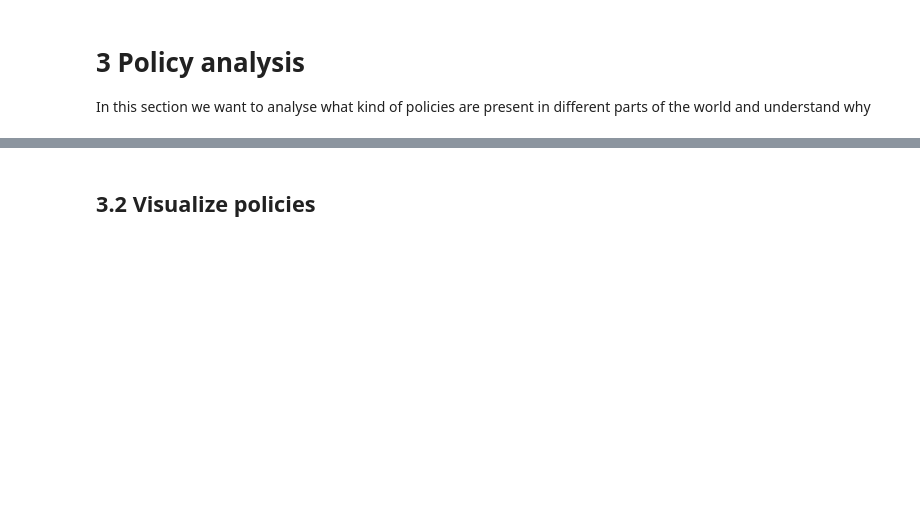
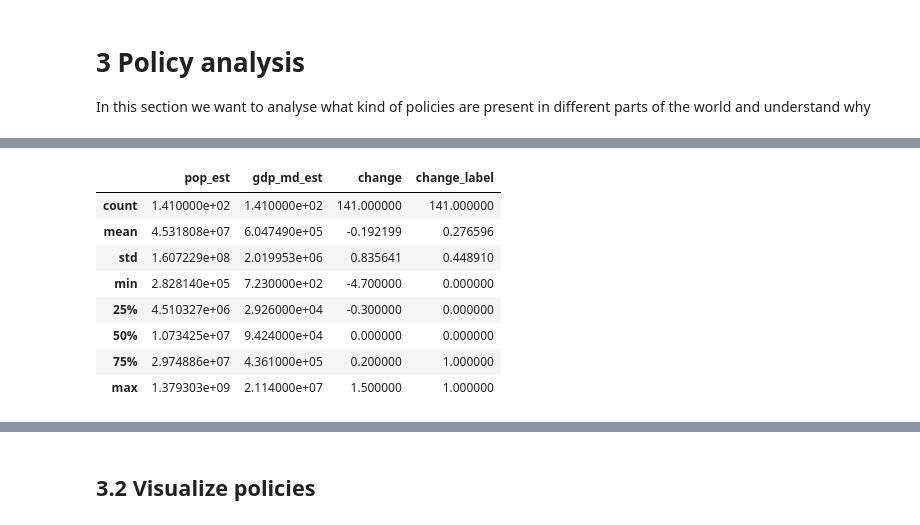
Before and after one commit to TomasTurner/Notorious_ADA_Projet_2019, a Jupyter notebook: src/Final_notebook.ipynb, the cells around one changed output, grey strips where cells are left out. Saved outputs shown, nothing was run; the diff lists cells and outputs as text; code cells hidden in the pictures; blank space fills up the shorter version.

```diff
--- a/src/Final_notebook.ipynb
+++ b/src/Final_notebook.ipynb
@@ -494,0 +795,14 @@ cdata.head()
+# %%
+# Add change_label to identify those countries with significant change
+world['change_label'] = world.apply(lambda x: 1 if (float(x.change)>0.5)|(float(x.change)<-0.5) else 0, axis=1)
+world.describe()
+# %% [output]
+|  | pop_est | gdp_md_est | change | change_label |
+| count | 1.410000e+02 | 1.410000e+02 | 141.000000 | 141.000000 |
+| mean | 4.531808e+07 | 6.047490e+05 | -0.192199 | 0.276596 |
+| std | 1.607229e+08 | 2.019953e+06 | 0.835641 | 0.448910 |
+| min | 2.828140e+05 | 7.230000e+02 | -4.700000 | 0.000000 |
+| 25% | 4.510327e+06 | 2.926000e+04 | -0.300000 | 0.000000 |
+| 50% | 1.073425e+07 | 9.424000e+04 | 0.000000 | 0.000000 |
+| 75% | 2.974886e+07 | 4.361000e+05 | 0.200000 | 1.000000 |
+| max | 1.379303e+09 | 2.114000e+07 | 1.500000 | 1.000000 |
```
Also changed, not shown: parts of 135 cells of this notebook, 8 other files.
